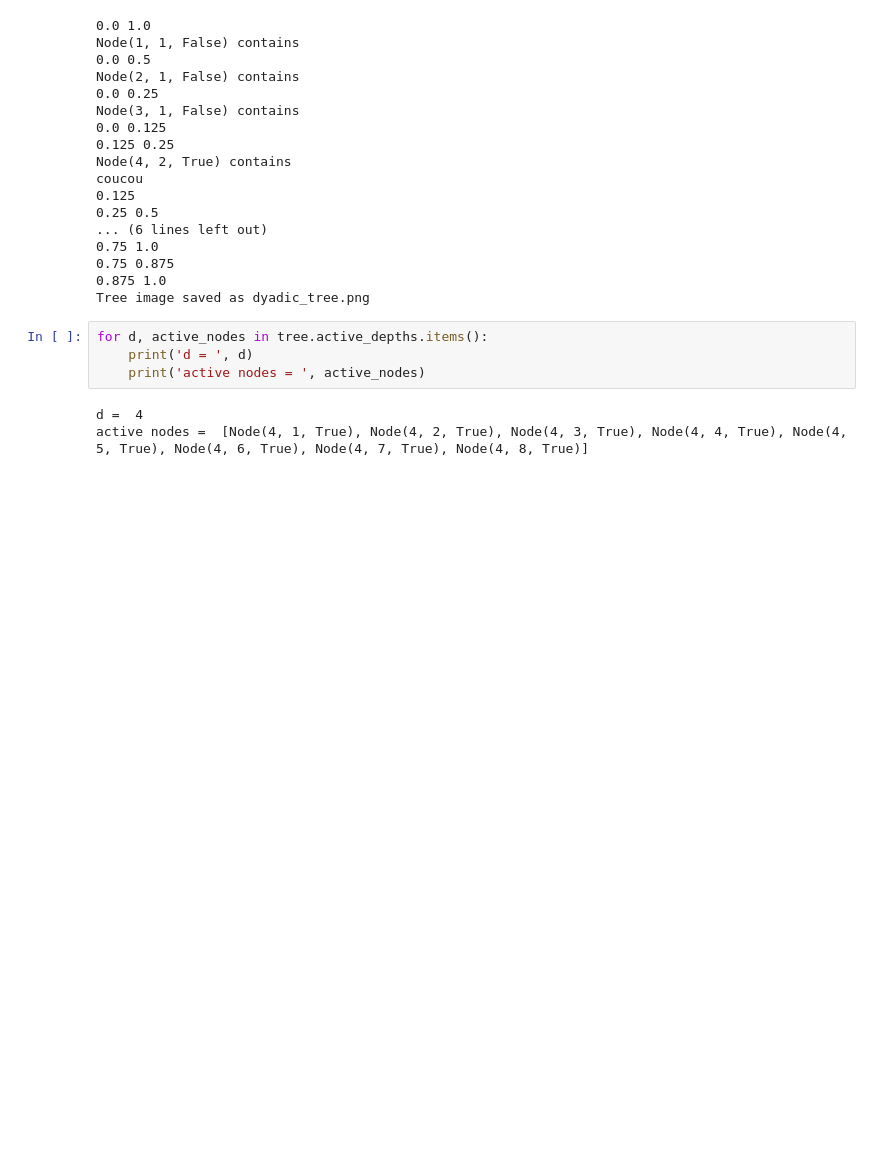
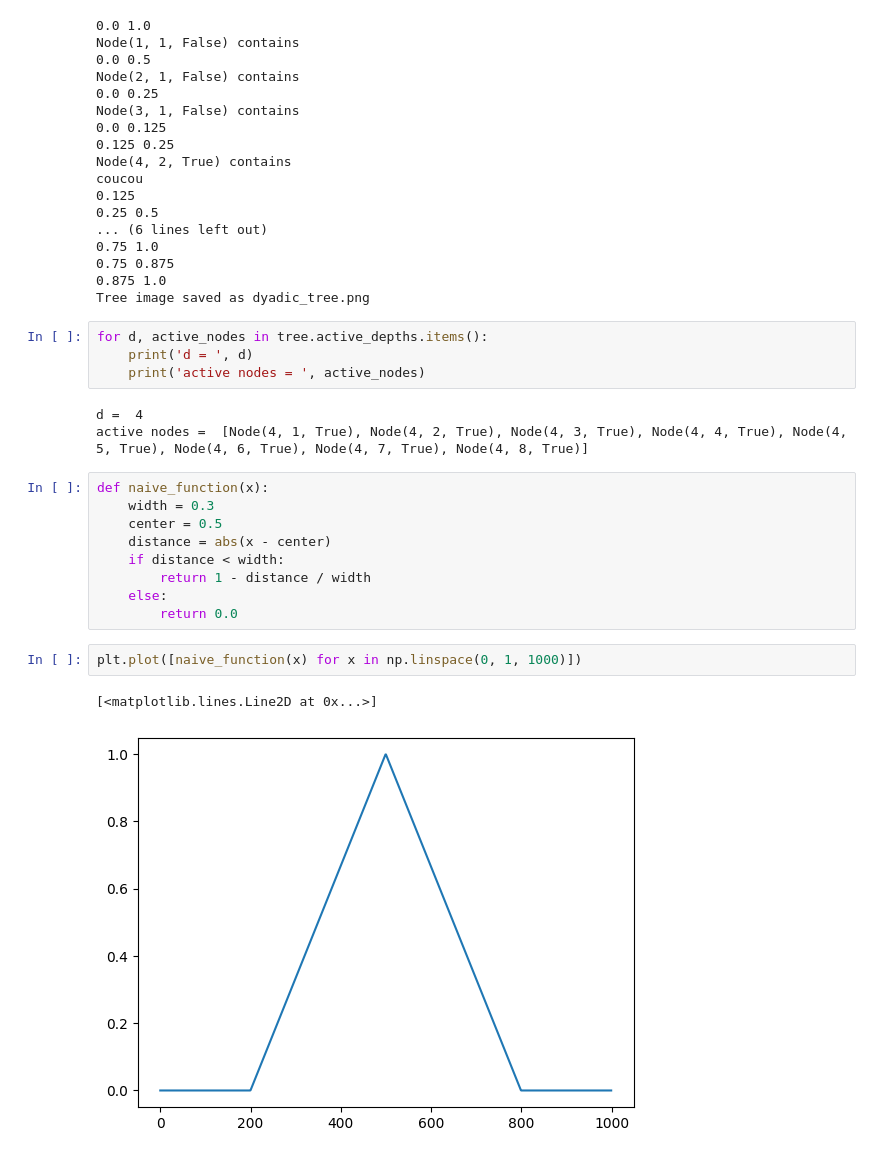
Before and after one commit to nguyenicolas/NS_Lipschitz_Bandits, a Jupyter notebook: main.ipynb, the cells around one changed output. Cells and saved outputs as stored; diff of their text form; blank space fills up the shorter version.

```diff
--- a/main.ipynb
+++ b/main.ipynb
@@ -548,3 +609,17 @@ for d, active_nodes in tree.active_depths.items():
 # %% [output]
 d =  4
 active nodes =  [Node(4, 1, True), Node(4, 2, True), Node(4, 3, True), Node(4, 4, True), Node(4, 5, True), Node(4, 6, True), Node(4, 7, True), Node(4, 8, True)]
+# %%
+def naive_function(x):
+    width = 0.3
+    center = 0.5
+    distance = abs(x - center)
+    if distance < width:
+        return 1 - distance / width
+    else:
+        return 0.0
+# %%
+plt.plot([naive_function(x) for x in np.linspace(0, 1, 1000)])
+# %% [output]
+[<matplotlib.lines.Line2D at 0x...>]
+[figure, added]
```
Also changed, not shown: parts of 17 cells of this notebook, 1 other file.
